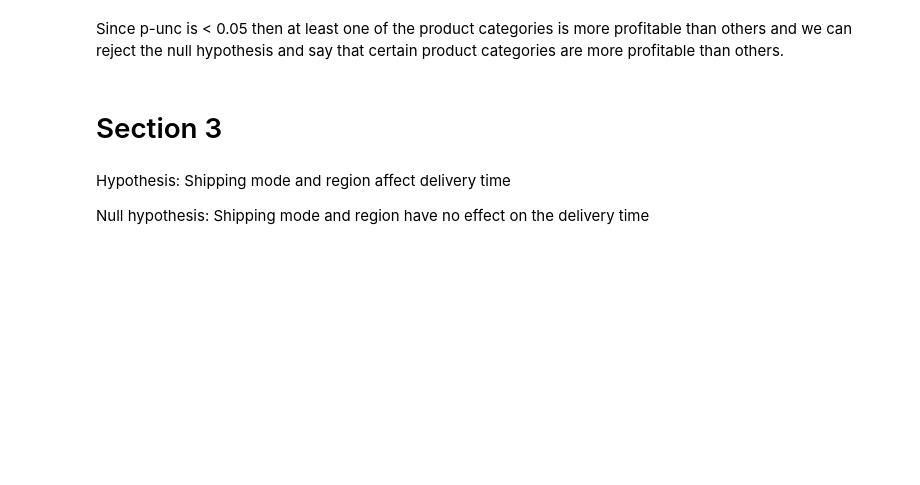
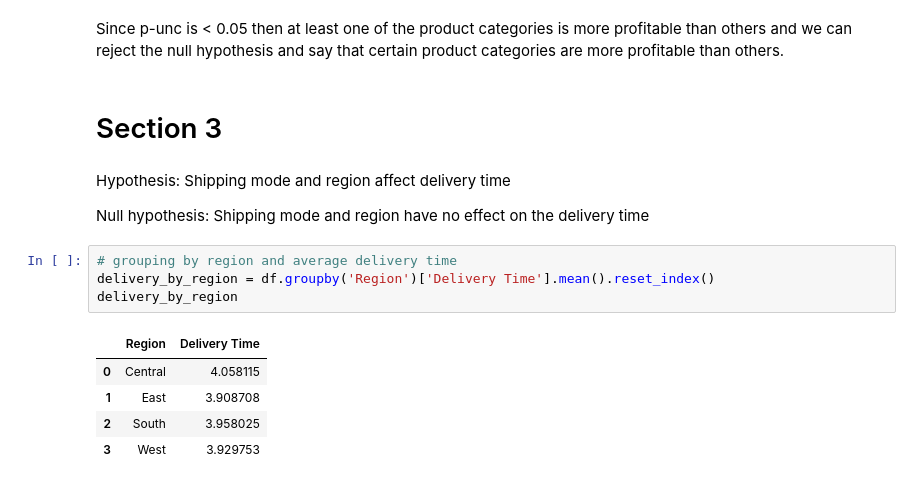
Before and after one commit to conormcdevitt/SuperstoreSales, a Jupyter notebook: jupyter_notebooks/3_DataVisualisation.ipynb, the cells around one changed output. Saved outputs shown, nothing was run; the diff lists cells and outputs as text; blank space fills up the shorter version.

```diff
--- a/jupyter_notebooks/3_DataVisualisation.ipynb
+++ b/jupyter_notebooks/3_DataVisualisation.ipynb
@@ -152,3 +152,13 @@ Since p-unc is < 0.05 then at least one of the product categories is more profit
 Hypothesis: Shipping mode and region affect delivery time
 
 Null hypothesis: Shipping mode and region have no effect on the delivery time
+# %%
+# grouping by region and average delivery time
+delivery_by_region = df.groupby('Region')['Delivery Time'].mean().reset_index()
+delivery_by_region
+# %% [output]
+|  | Region | Delivery Time |
+| 0 | Central | 4.058115 |
+| 1 | East | 3.908708 |
+| 2 | South | 3.958025 |
+| 3 | West | 3.929753 |
```
Also changed, not shown: parts of 18 cells of this notebook.
